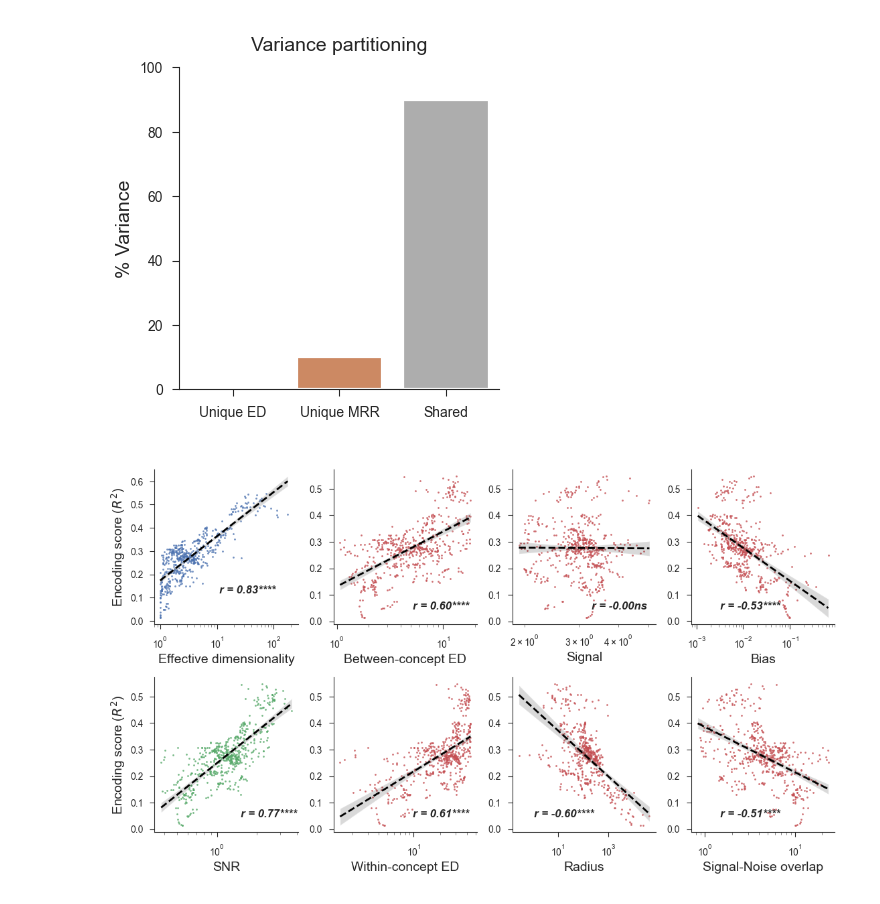
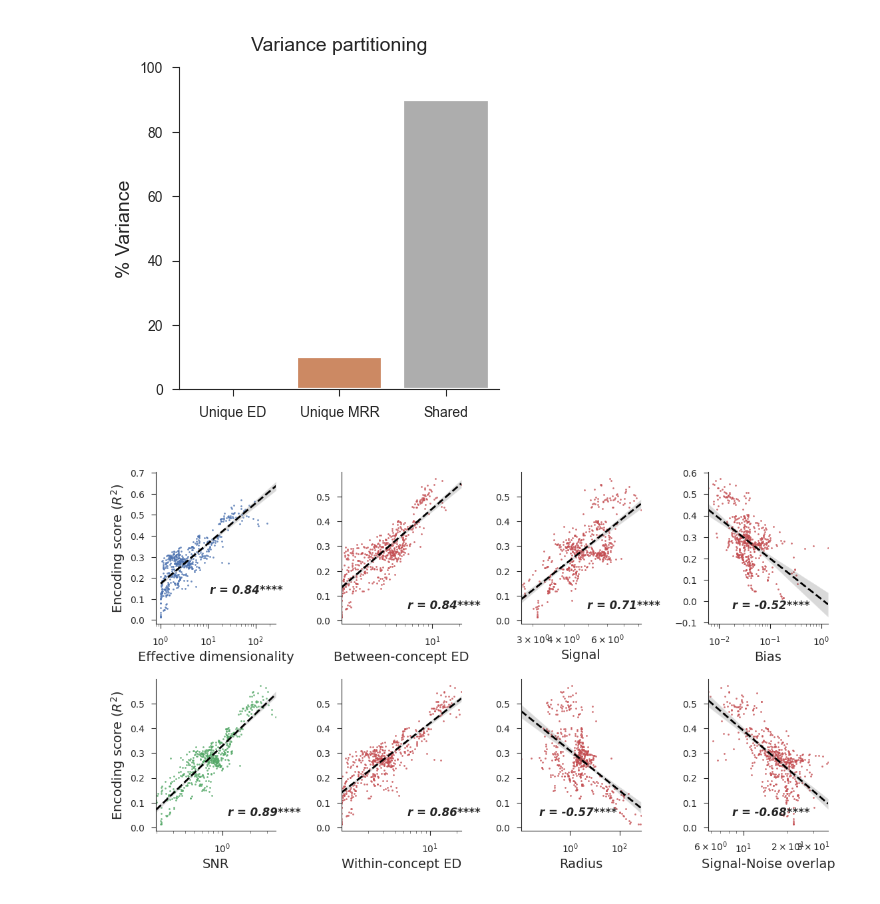
Before and after one commit to EricElmoznino/encoder_dimensionality, a Jupyter notebook: figures/manuscript/results.ipynb, the cells around one changed output. Cells and saved outputs as stored; diff of their text form; code cells hidden in the pictures.

Commit message:
Added average pooling for manifold statistics

```diff
--- a/figures/manuscript/results.ipynb
+++ b/figures/manuscript/results.ipynb
@@ -1135,13 +1135,13 @@ plt.show()
 # %%
 dataset = 'imagenet21k'
 data = pd.merge(pd.read_csv(f'../../results/encoding|benchmark:dicarlo.MajajHong2015.IT.public-pls|pooling:False.csv'),
-                pd.read_csv(f'../../results/manifolds|dataset:{dataset}|pooling:False.csv'),
+                pd.read_csv(f'../../results/manifolds|dataset:{dataset}|pooling:avg.csv'),
                 on=id_columns)
 data = pd.merge(data,
                 pd.read_csv(f'../../results/eigmetrics|dataset:imagenet|pooling:avg|grayscale:False.csv'),
                 on=id_columns)
 data_additional = pd.merge(pd.read_csv(f'../../results/encoding|benchmark:dicarlo.MajajHong2015.IT.public-pls|pooling:False|additional:True.csv'),
-                           pd.read_csv(f'../../results/manifolds|dataset:{dataset}|pooling:False|additional:True.csv'),
+                           pd.read_csv(f'../../results/manifolds|dataset:{dataset}|pooling:avg|additional:True.csv'),
                            on=id_columns)
 data_additional = pd.merge(data_additional,
                            pd.read_csv(f'../../results/eigmetrics|dataset:imagenet|pooling:avg|grayscale:False|additional:True.csv'),
@@ -1199,31 +1199,31 @@ annotate_corr(data, x='signal (mean)', y='score', logx=True, pos=(0.55, 0.1), ax
 sns.regplot(data=data, x='bias (mean)', y='score',
             logx=True,
             scatter_kws={'alpha': 0.8, 's': 1, 'linewidth': 0},
             line_kws={'color': 'black', 'linestyle': '--', 'linewidth': 1},
             color=sns.color_palette()[3],
             ax=axs[0, 3])
 axs[0, 3].set(xlabel='Bias', ylabel=None, xscale='log')
 annotate_corr(data, x='bias (mean)', y='score', logx=True, pos=(0.2, 0.1), ax=axs[0, 3])
 
 sns.regplot(data=data, x='within-concept radius (mean)', y='score',
             logx=True,
             scatter_kws={'alpha': 0.8, 's': 1, 'linewidth': 0},
             line_kws={'color': 'black', 'linestyle': '--', 'linewidth': 1},
             color=sns.color_palette()[3],
             ax=axs[1, 2])
 axs[1, 2].set(xlabel='Radius', ylabel=None, xscale='log')
 annotate_corr(data, x='within-concept radius (mean)', y='score', logx=True, pos=(0.15, 0.1), ax=axs[1, 2])
 
 sns.regplot(data=data, x='self signal-noise-overlap (mean)', y='score',
             logx=True,
             scatter_kws={'alpha': 0.8, 's': 1, 'linewidth': 0},
             line_kws={'color': 'black', 'linestyle': '--', 'linewidth': 1},
             color=sns.color_palette()[3],
             ax=axs[1, 3])
 axs[1, 3].set(xlabel='Signal-Noise overlap', ylabel=None, xscale='log')
 annotate_corr(data, x='self signal-noise-overlap (mean)', y='score', logx=True, pos=(0.2, 0.1), ax=axs[1, 3])
 
 plt.savefig('saved/appendix_competing-vs-encoding.png', dpi=300)
 plt.show()
 # %% [output]
-[figure, old version]
+[figure, new version]
```
Also changed, not shown: 5 other files.
